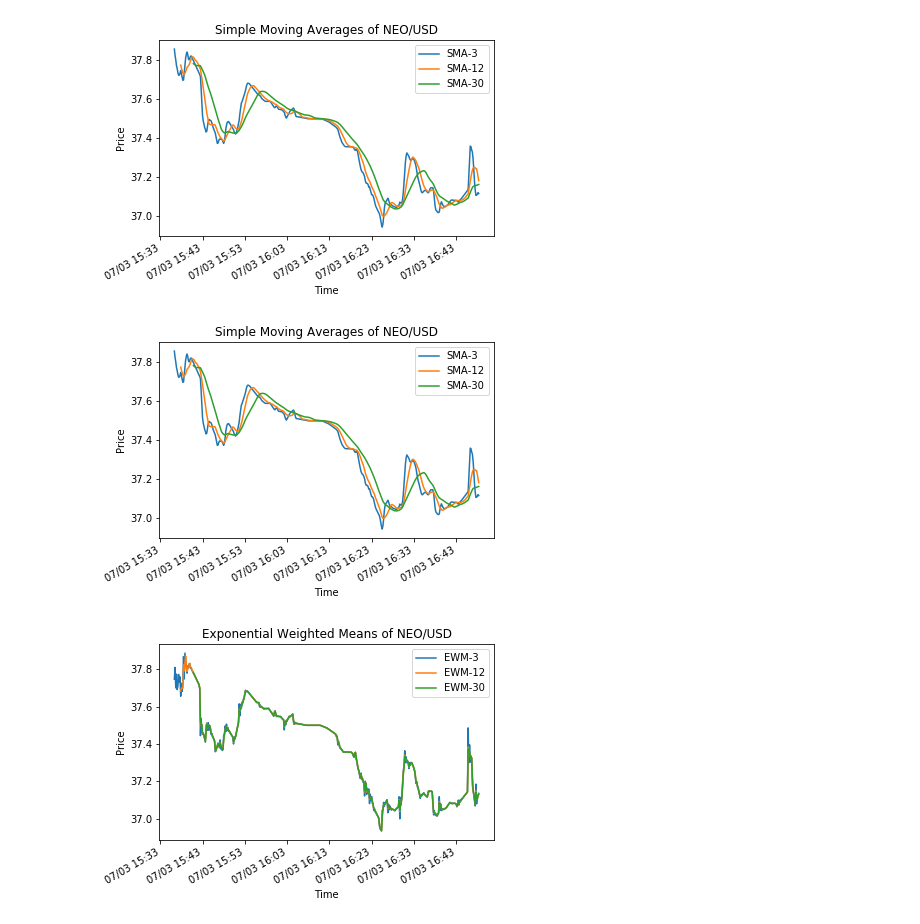
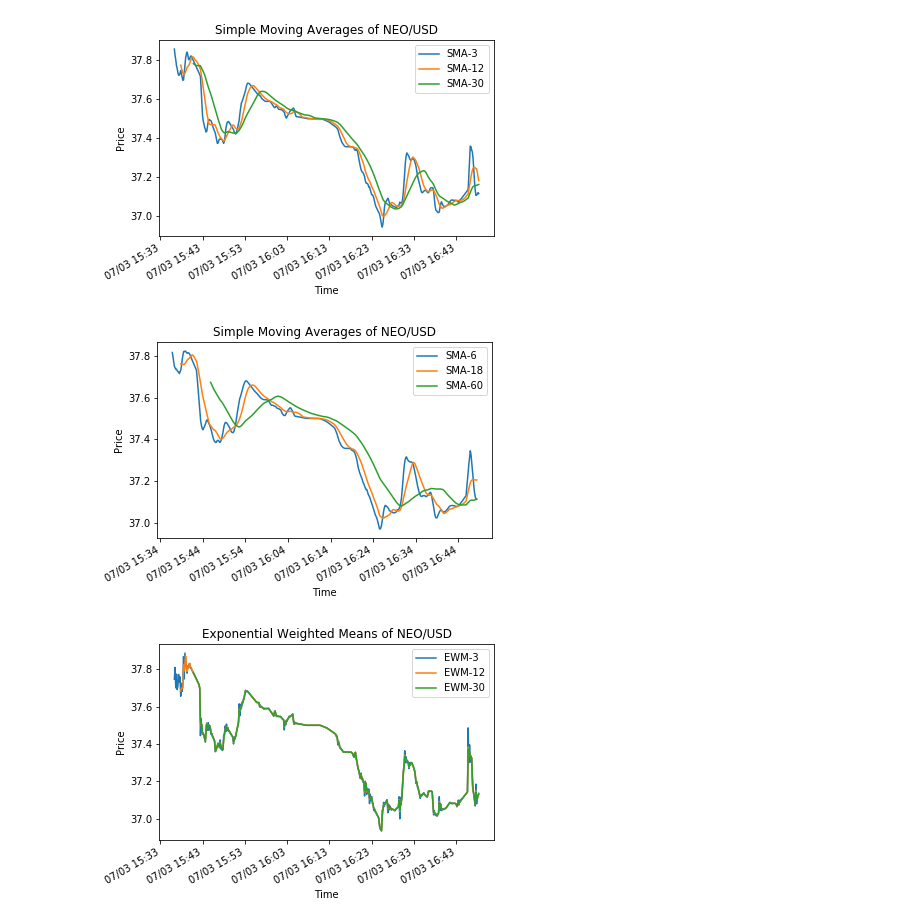
Before and after one commit to shlokKh/Crypto-Brus, a Jupyter notebook: Coin Data Analysis.ipynb, the cells around one changed output. Drawn from its saved outputs; the diff is of its cells as text; code cells hidden in the pictures.

```diff
--- a/Coin Data Analysis.ipynb
+++ b/Coin Data Analysis.ipynb
@@ -84,6 +84,6 @@ plt.show()
 # %%
 plt.figure(1)
-for i in [3, 12, 30]:
+for i in [6, 18, 60]:
     plt.plot(btc2.index.values, btc2['SMA-%s'%i])
 myFmt = mdates.DateFormatter('%m/%d %H:%M');
 ax = plt.axes();
@@ -128,7 +128,7 @@ plt.show()
 [figure]
 # %%
 plt.figure(1)
-for i in [3, 12, 30]:
+for i in [6, 18, 60]:
     plt.plot(omg2.index.values, omg2['SMA-%s'%i])
 myFmt = mdates.DateFormatter('%m/%d %H:%M');
 ax = plt.axes();
@@ -173,19 +173,19 @@ plt.show()
 [figure]
 # %%
 plt.figure(1)
-for i in [3, 12, 30]:
+for i in [6, 18, 60]:
     plt.plot(neo2.index.values, neo2['SMA-%s'%i])
 myFmt = mdates.DateFormatter('%m/%d %H:%M');
 ax = plt.axes();
 ax.xaxis.set_major_formatter(myFmt);
 plt.gcf().autofmt_xdate();
 plt.title('Simple Moving Averages of NEO/USD')
 plt.xlabel('Time')
 plt.ylabel('Price')
 plt.legend()
 plt.show()
 # %% [output]
-[figure, old version]
+[figure, new version]
 # %%
 plt.figure(4)
 for i in [3, 12, 30]:
```
Also changed, not shown: parts of 6 cells of this notebook, 4 other files.
